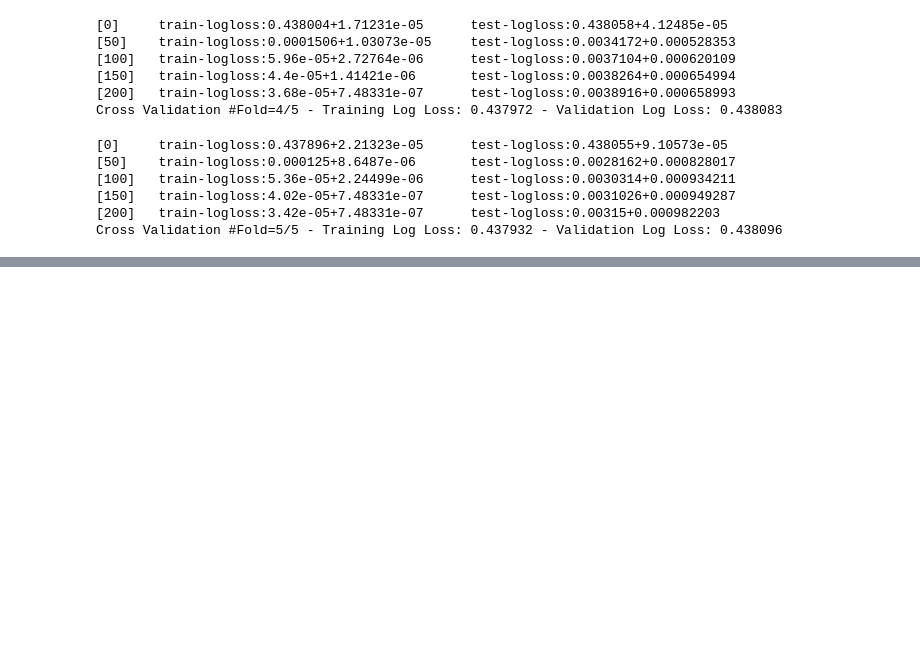
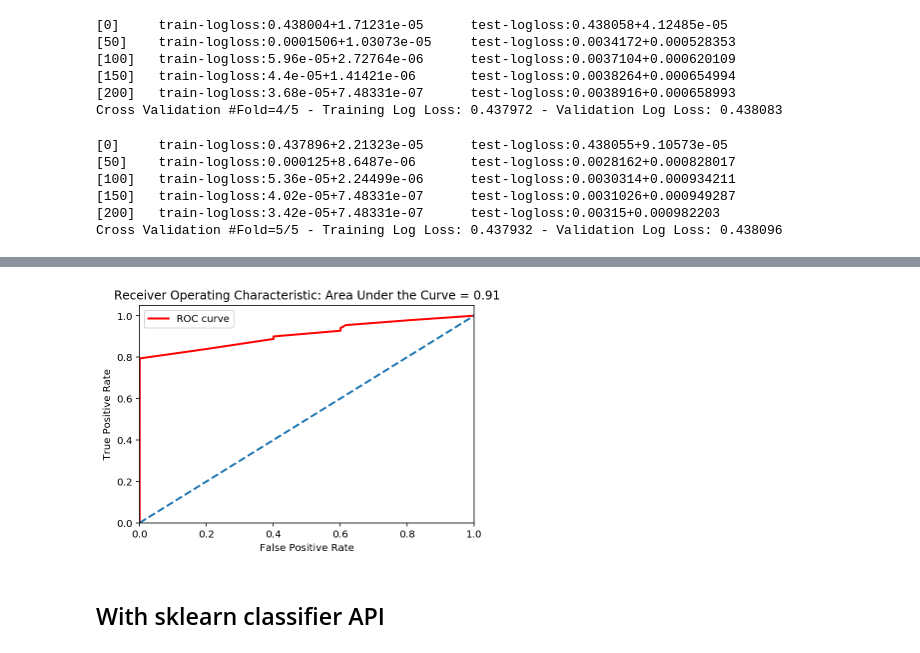
Before and after one commit to frankrefischer/unsuper-02, a Jupyter notebook: Credit Card Fraud.ipynb, the cells around one changed output, grey strips where cells are left out. Saved outputs shown, nothing was run; the diff lists cells and outputs as text; code cells hidden in the pictures; blank space fills up the shorter version.

```diff
--- a/Credit Card Fraud.ipynb
+++ b/Credit Card Fraud.ipynb
@@ -365,0 +372,6 @@ np.argmin(cvr['test-logloss-mean'].values)
+# %%
+plot_auroc(predictions_xgboost_df)
+# %% [output]
+[figure, added]
+# %% [markdown]
+## With sklearn classifier API
```
Also changed, not shown: parts of 9 cells of this notebook.
